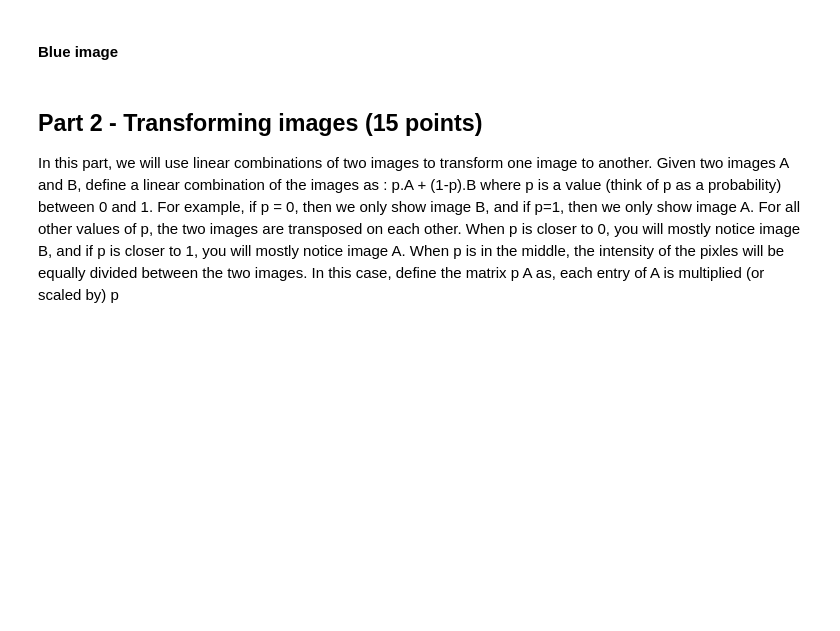
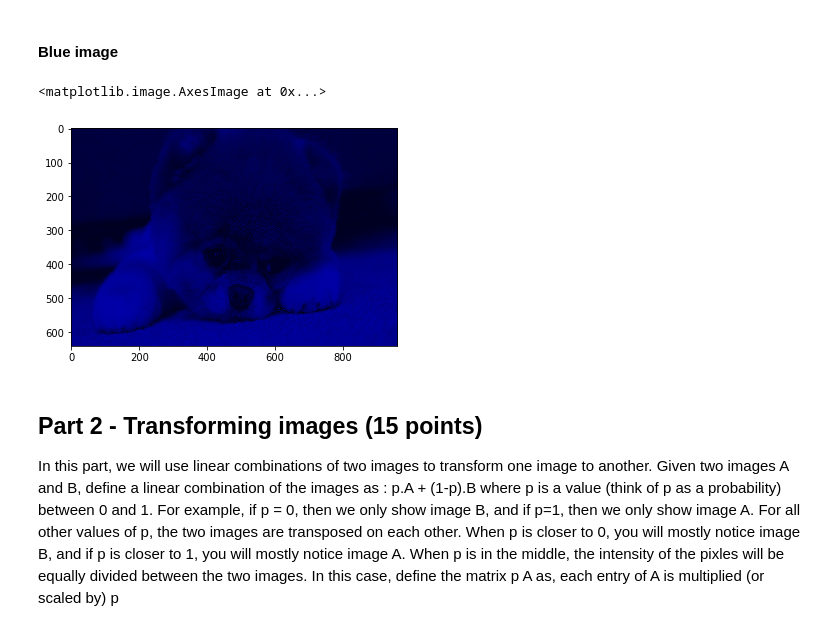
Before and after one commit to yaooo/DataScience, a Jupyter notebook: Lab5/Release V3 - Lab 5 - Image Processing.ipynb, the cells around one changed output. Drawn from its saved outputs; the diff is of its cells as text; code cells hidden in the pictures; blank space fills up the shorter version.

```diff
--- a/Lab5/Release V3 - Lab 5 - Image Processing.ipynb
+++ b/Lab5/Release V3 - Lab 5 - Image Processing.ipynb
@@ -95,9 +104,16 @@ ValueError: cannot reshape array of size 5529600 into shape (640,960,3)
 # %%
 ## TASK 1.2.3 Display the image using only the BLUE pixel values
 ## BEGIN SOLUTION
 
+plt.figure()
+tmp_im = np.zeros(im1.shape, dtype="uint8")
+tmp_im[:,:,2] = im1[:,:,2]
+plt.imshow(tmp_im)
 
 ## END SOLUTION
+# %% [output]
+<matplotlib.image.AxesImage at 0x...>
+[figure, added]
 # %% [markdown]
 ## Part 2 - Transforming images  (15 points)
 In this part, we will use linear combinations of two images to transform one image to another. Given two images A and B, define a linear combination of the images as : p.A + (1-p).B  where p is a value (think of p as a probability) between 0 and 1. For example, if p = 0, then we only show image B, and if p=1, then we only show image A. For all other values of p, the two images are transposed on each other. When p is closer to 0, you will mostly notice image B, and if p is closer to 1, you will mostly notice image A. When p is in the middle, the intensity of the pixles will be equally divided between the two images.
```
Also changed, not shown: parts of 14 cells of this notebook, 1 other file.
